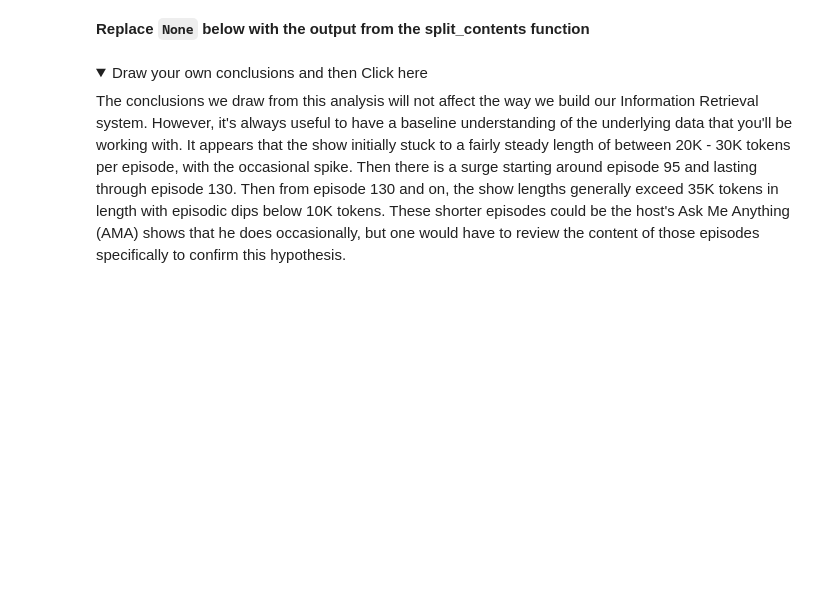
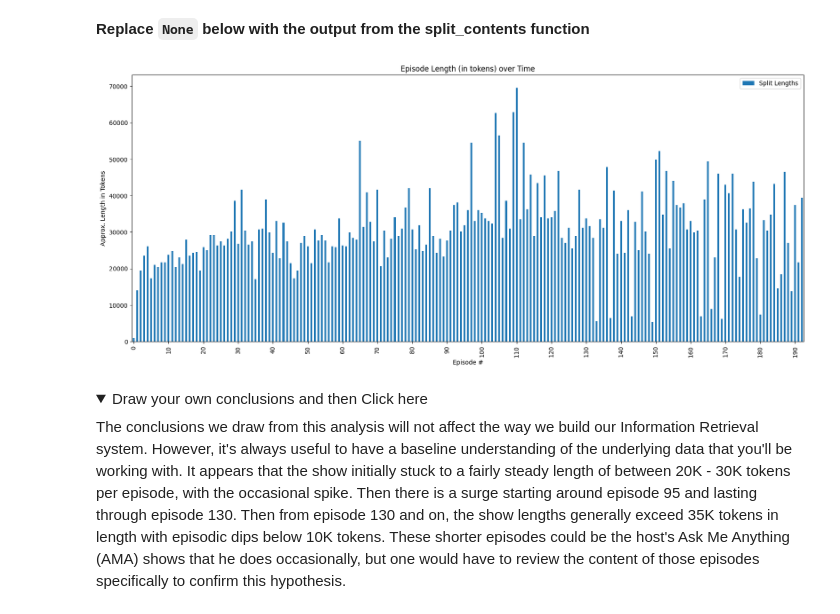
Before and after one commit to aakashdhekane/Book-Reviews, a Jupyter notebook: notebooks/1-Data_Preprocessing_Week1_COLAB.ipynb, the cells around one changed output. Saved outputs shown, nothing was run; the diff lists cells and outputs as text; code cells hidden in the pictures; folded sections open; blank space fills up the shorter version.

```diff
--- a/notebooks/1-Data_Preprocessing_Week1_COLAB.ipynb
+++ b/notebooks/1-Data_Preprocessing_Week1_COLAB.ipynb
@@ -306,8 +336,12 @@ def split_contents(corpus: list[dict],
     ########################
     # START YOUR CODE HERE #
     ########################
+    if corpus:
+      return [text_splitter.split_text(episode[content_field]) for episode in tqdm(corpus)]
+    else:
+      raise ValueError("Corpus cannot be None")
 # %%
-content_splits = split_contents(None, None)
+content_splits = split_contents(data, gpt_txt_splitter)
 # %% [markdown]
 ### Unit Test to ensure you're on the right track
 # %%
@@ -359,18 +400,20 @@ def get_split_lengths(splits: List[List[str]], column_name: str='Split Lengths')
 # %%
 import matplotlib.pyplot as plt
 import matplotlib.ticker as ticker
 
 column_name = 'Split Lengths'
 
 # replace None with the output from the split_contents function
-df = get_split_lengths(None, column_name=column_name)
+df = get_split_lengths(content_splits, column_name=column_name)
 df['Split Lengths'] = df['Split Lengths'] * chunk_size
 
 # reverse the order of the episode # to correctly show left to right chronological order
 df.index = sorted(list(df.index), reverse=True)
 # create plot
 ax = df.iloc[::-1].plot.bar(y='Split Lengths', xlabel='Episode #', ylabel='Approx. Length in Tokens', title='Episode Length (in tokens) over Time', figsize=(20,8))
 ax.xaxis.set_major_locator(ticker.MultipleLocator(10))
+# %% [output]
+[figure, added]
 # %% [markdown]
 <details>
   <summary>Draw your own conclusions and then Click here</summary>
```
Also changed, not shown: parts of 25 cells of this notebook.
